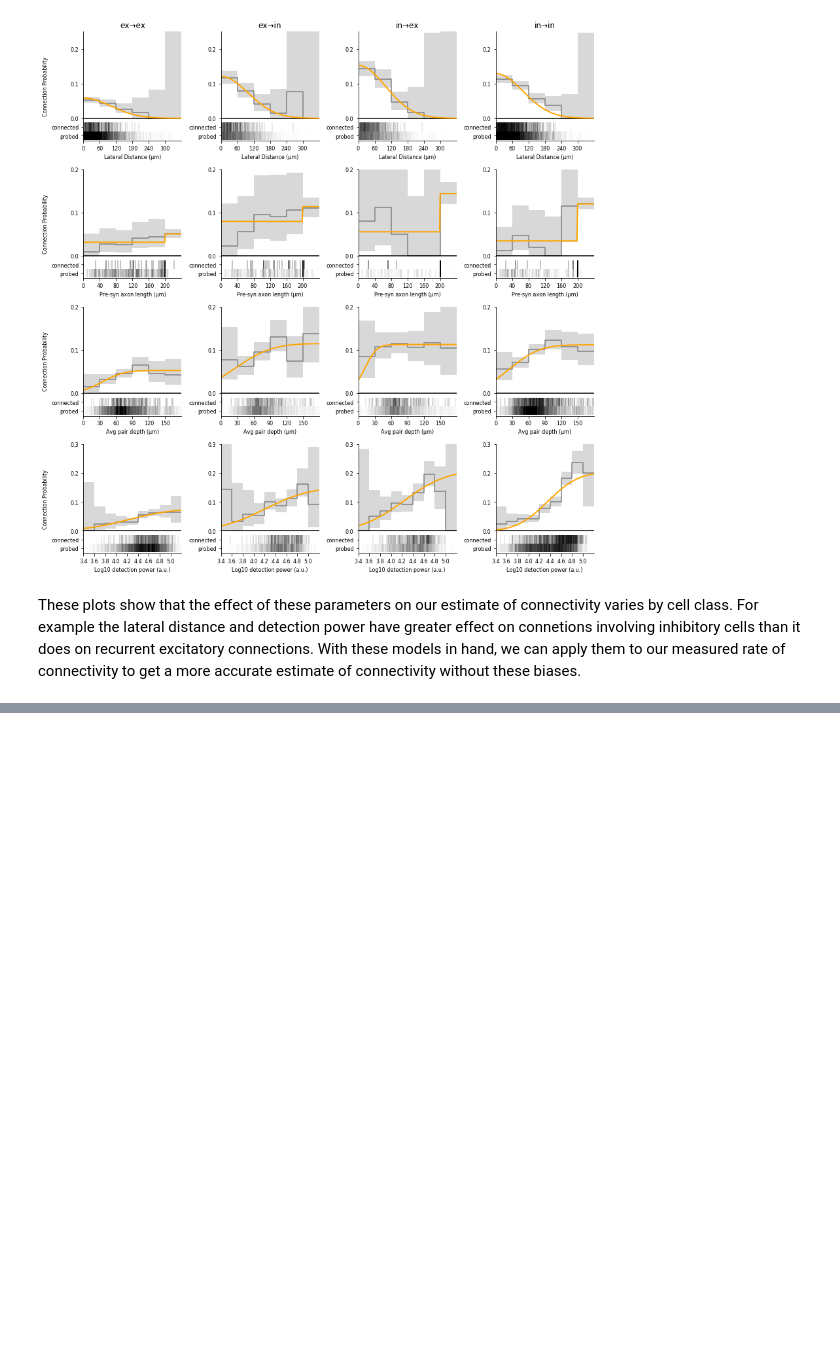
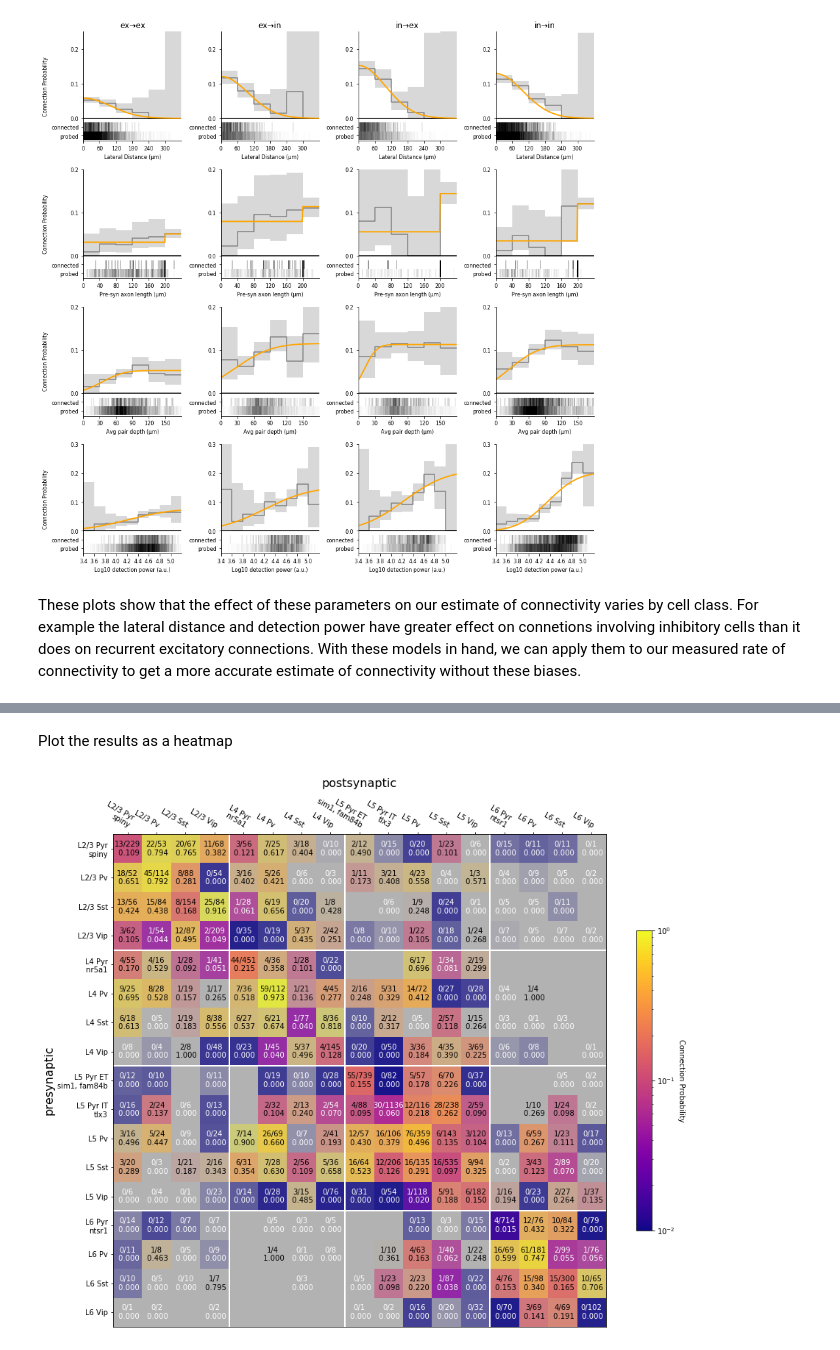
Before and after one commit to SophieW722/aisynphys, a Jupyter notebook: doc/connectivity_adjustments.ipynb, the cells around one changed output, grey strips where cells are left out. Drawn from its saved outputs; the diff is of its cells as text; code cells hidden in the pictures; blank space fills up the shorter version.

Commit message:
update connectivity_adjustment notebook
and minor notebook.py fix

```diff
--- a/doc/connectivity_adjustments.ipynb
+++ b/doc/connectivity_adjustments.ipynb
@@ -283,0 +314,6 @@ These plots show that the effect of these parameters on our estimate of connecti
+# %%
+# create MouseConnectivityModel instance
+mouse_model = MouseConnectivityModel()
+
+# adjustment metrics are stored in mouse_model.adjustment_metrics
+mouse_model.adjustment_metrics
@@ -283,0 +340,60 @@ These plots show that the effect of these parameters on our estimate of connecti
+# %%
+# Group all cells by selected classes
+cell_groups = classify_cells(cell_classes.values(), pairs=mouse_model.pairs, missing_attr='ignore')
+
+# Group pairs into (pre_class, post_class) groups
+pair_groups = classify_pairs(mouse_model.pairs, cell_groups)
+
+# use model to adjust connectivity
+adjusted_connectivity = mouse_model.model_adjust_cp(pair_groups)
+# %% [markdown]
+Plot the results as a heatmap
+# %%
+import matplotlib.colors, matplotlib.cm
+import matplotlib.pyplot as plt
+from aisynphys.ui.notebook import show_connectivity_matrix
+%matplotlib inline
+
+# define a colormap and log normalization used to color the heatmap
+norm = matplotlib.colors.LogNorm(vmin=0.01, vmax=1.0, clip=True)
+cmap = matplotlib.cm.get_cmap('plasma')
+
+# define the display labels to use for each cell subclass:
+class_labels = {
+    'l23pyr': 'L2/3 Pyr\nspiny',
+    'l23pv':  'L2/3 Pv',
+    'l23sst': 'L2/3 Sst',
+    'l23vip': 'L2/3 Vip',
+    'l4pyr':  'L4 Pyr\n nr5a1',
+    'l4pv':   'L4 Pv',
+    'l4sst':  'L4 Sst',
+    'l4vip':  'L4 Vip',
+    'l5et':   'L5 Pyr ET\nsim1, fam84b',
+    'l5it':   'L5 Pyr IT\ntlx3',
+    'l5pv':   'L5 Pv',
+    'l5sst':  'L5 Sst',
+    'l5vip':  'L5 Vip',
+    'l6pyr':  'L6 Pyr\nntsr1',
+    'l6pv':   'L6 Pv',
+    'l6sst':  'L6 Sst',
+    'l6vip':  'L6 Vip',
+}
+
+# create a figure/axes to draw on
+fig, ax = plt.subplots(figsize=(15, 15))
+
+# finally, draw the colormap using the provided function:
+im, cbar, labels = show_connectivity_matrix(
+    ax=ax,
+    results=adjusted_connectivity,
+    pre_cell_classes=cell_classes.values(),
+    post_cell_classes=cell_classes.values(),
+    class_labels=class_labels,
+    cmap=cmap,
+    norm=norm,
+    corrections_applied=True, # this will look to use the adjusted connectivity values for the heatmap
+    show_pmax=True, # print the adjusted pmax connection probability in each square underneath connected/probed
+    layer_lines=[3.5, 7.5, 12.5]
+)
+# %% [output]
+[figure, added]
```
Also changed, not shown: parts of 8 cells of this notebook, 1 other file.
